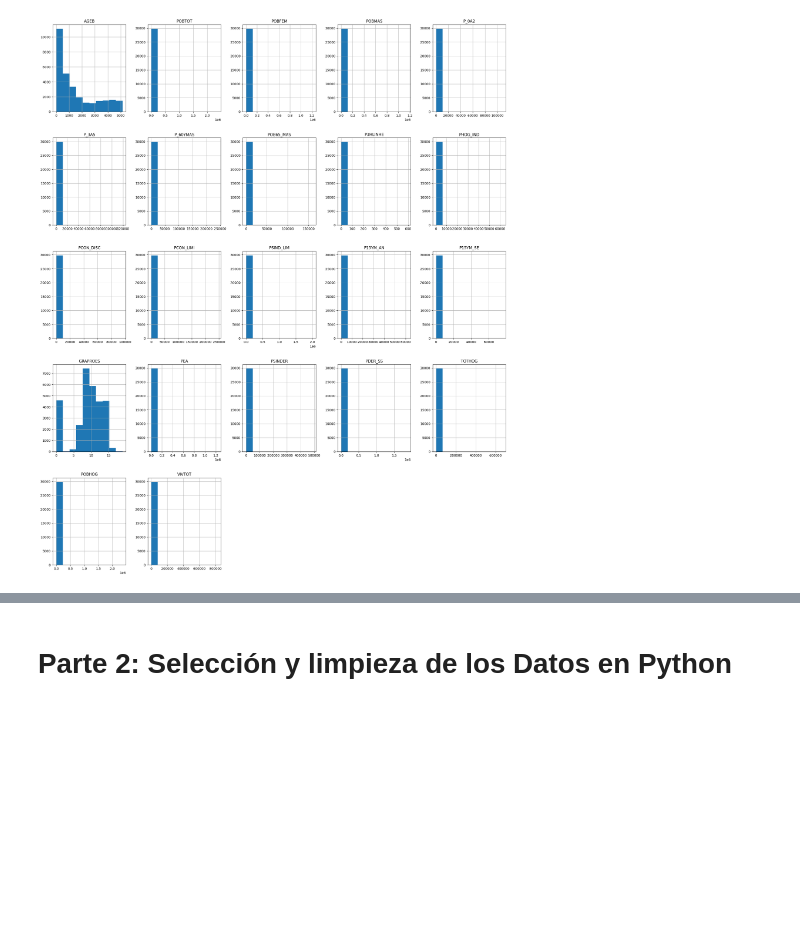
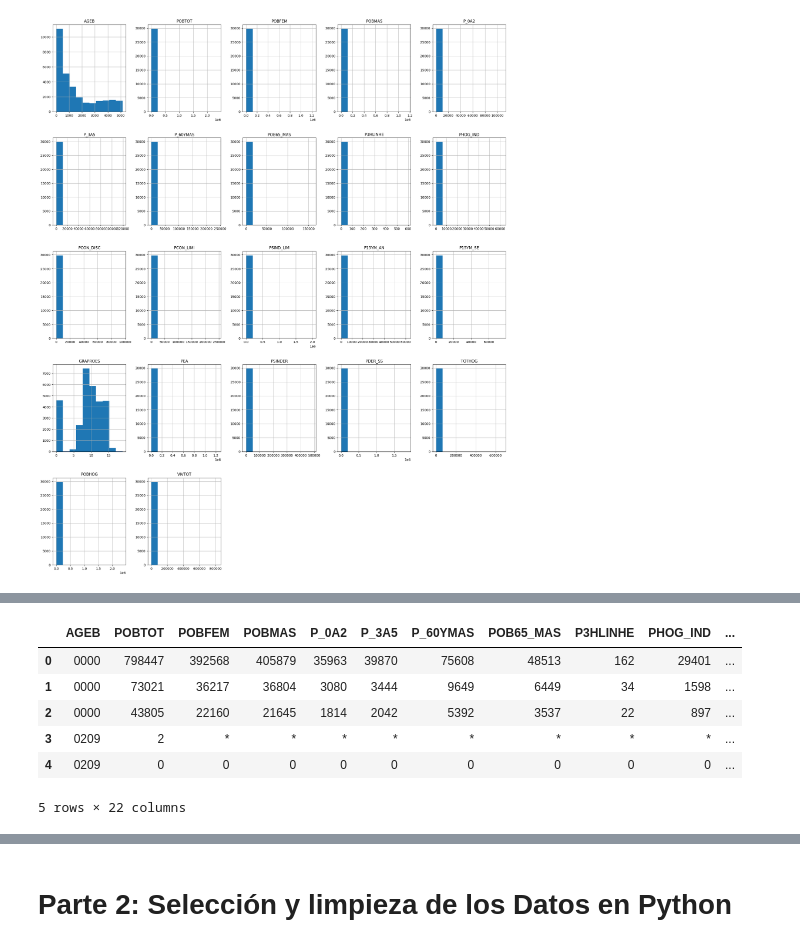
Before and after one commit to LH-1169213/IslasDeCalor, a Jupyter notebook: EDA_SCITEL_INEGI.ipynb, the cells around one changed output, grey strips where cells are left out. Drawn from its saved outputs; the diff is of its cells as text; code cells hidden in the pictures; blank space fills up the shorter version.

```diff
--- a/EDA_SCITEL_INEGI.ipynb
+++ b/EDA_SCITEL_INEGI.ipynb
@@ -211,0 +228,16 @@ df.head()
+# %%
+# Leemos los datos por Estado
+# Baja California Sur
+df3 = pd.read_csv("https://raw.githubusercontent.com/LH-1169213/IslasDeCalor/refs/heads/main/BajaCaliforniaSur.csv",
+                 usecols=[ 'AGEB', 'POBTOT', 'POBFEM', 'POBMAS',
+            'P_0A2','P_3A5', 'P_60YMAS', 'POB65_MAS', 'P3HLINHE', 'PHOG_IND', 'PCON_DISC', 'PCON_LIMI',
+            'PSIND_LIM', 'P15YM_AN', 'P15YM_SE', 'GRAPROES', 'PEA', 'PSINDER', 'PDER_SS', 'TOTHOG', 'POBHOG', 'VIVTOT'])
+df3.head()
+# %% [output]
+|  | AGEB | POBTOT | POBFEM | POBMAS | P_0A2 | P_3A5 | P_60YMAS | POB65_MAS | P3HLINHE | PHOG_IND | ... |
+| 0 | 0000 | 798447 | 392568 | 405879 | 35963 | 39870 | 75608 | 48513 | 162 | 29401 | ... |
+| 1 | 0000 | 73021 | 36217 | 36804 | 3080 | 3444 | 9649 | 6449 | 34 | 1598 | ... |
+| 2 | 0000 | 43805 | 22160 | 21645 | 1814 | 2042 | 5392 | 3537 | 22 | 897 | ... |
+| 3 | 0209 | 2 | * | * | * | * | * | * | * | * | ... |
+| 4 | 0209 | 0 | 0 | 0 | 0 | 0 | 0 | 0 | 0 | 0 | ... |
+5 rows × 22 columns
```
Also changed, not shown: parts of 34 cells of this notebook.
